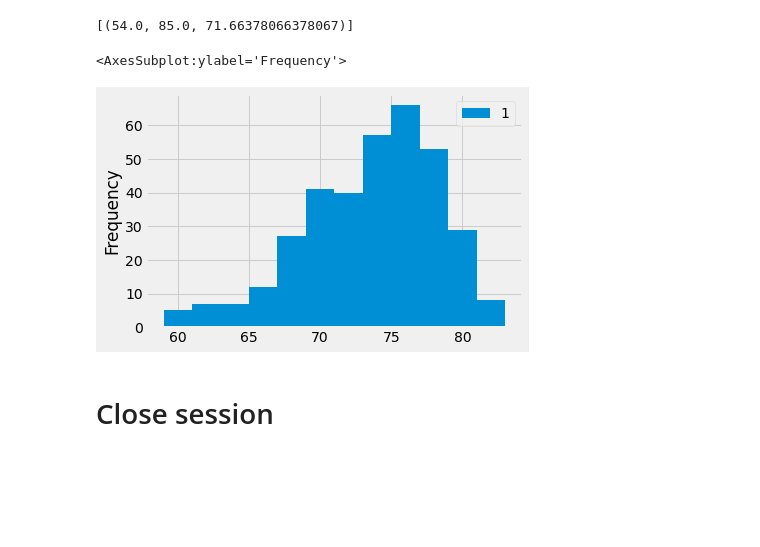
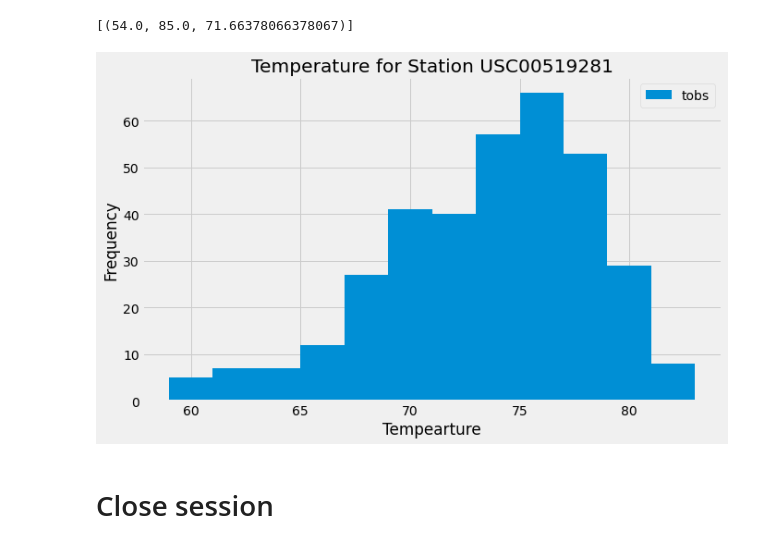
Before and after one commit to ratikachauhan/sqlalchemy-challenge, a Jupyter notebook: climate_starter.ipynb, the cells around one changed output. Cells and saved outputs as stored; diff of their text form; code cells hidden in the pictures; blank space fills up the shorter version.

```diff
--- a/climate_starter.ipynb
+++ b/climate_starter.ipynb
@@ -127,16 +131,21 @@ active_station_tobs
 # %%
 # Using the most active station id
 # Query the last 12 months of temperature observation data for this station and plot the results as a histogram
 
 results = session.query(Measurement.date, Measurement.tobs).\
                         filter(Measurement.date >= last_twelve_months).\
                         filter(Measurement.station == active_stations[0][0]).all()
 results_df = pd.DataFrame(results)
 
-results_df.plot.hist(bins=12)
+results_df.plot.hist(figsize = (10,6), bins=12)
+plt.title(f'Temperature for Station {active_stations[0][0]}')
+plt.xlabel('Tempearture')
+plt.legend(["tobs"])
+plt.savefig('Images/active_station_info_ratika.jpeg',bbox_inches = "tight")
+
+plt.show()
 # %% [output]
-<AxesSubplot:ylabel='Frequency'>
-[figure, old version]
+[figure, new version]
 # %% [markdown]
 # Close session
 # %%
```
Also changed, not shown: parts of 1 cell of this notebook, 2 other files.
